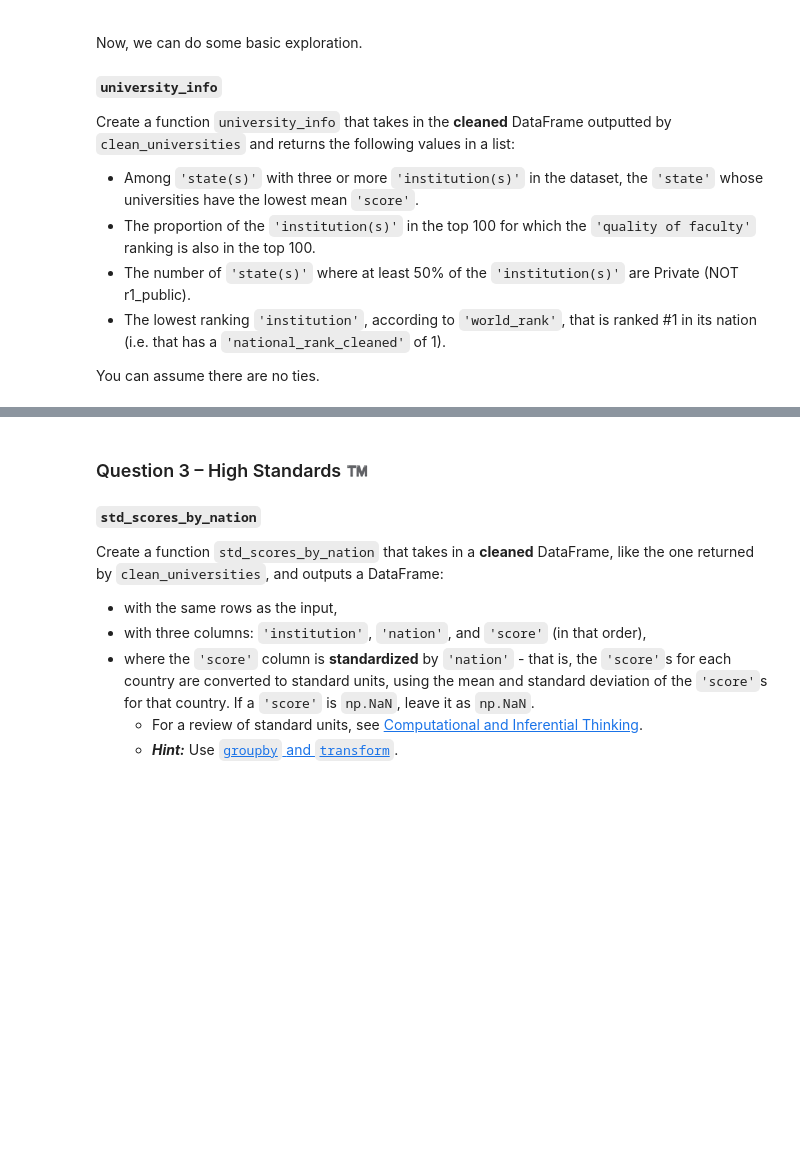
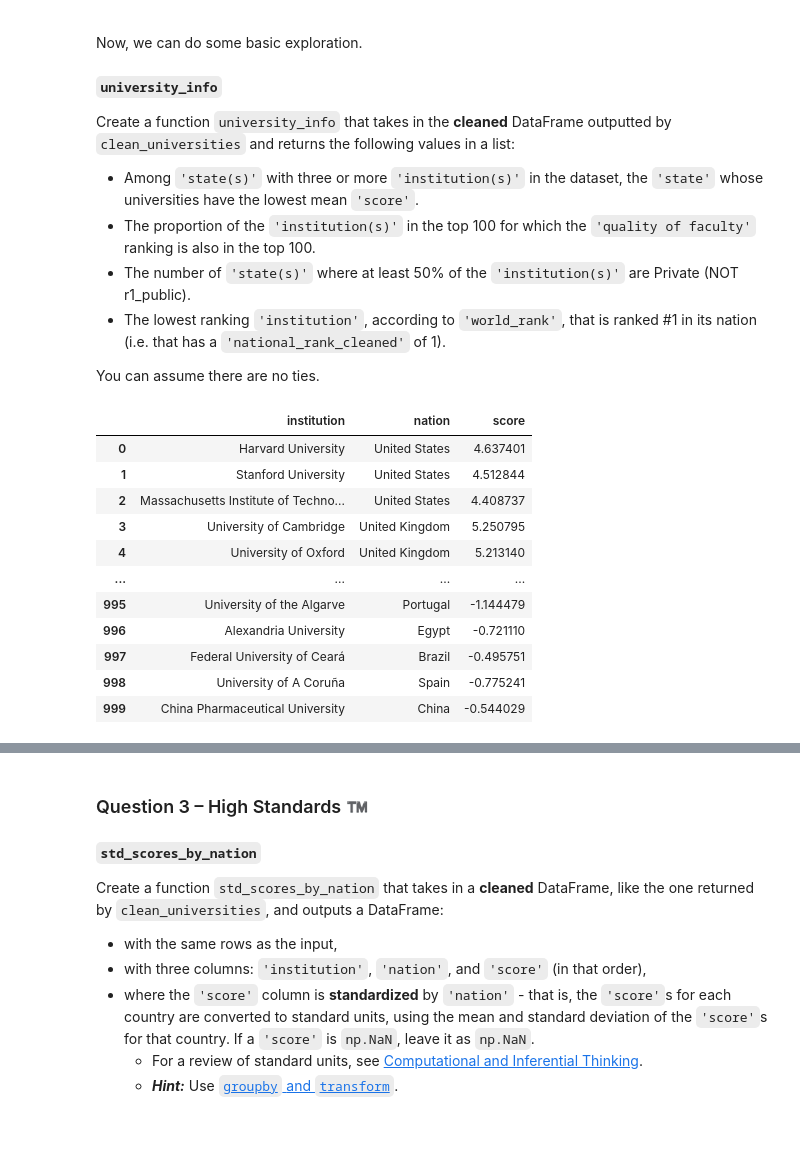
Before and after one commit to zaki1503/dsc80-2022-fa, a Jupyter notebook: labs/03-hyp-dataframes/assignment/lab.ipynb, the cells around one changed output, grey strips where cells are left out. Saved outputs shown, nothing was run; the diff lists cells and outputs as text; code cells hidden in the pictures; blank space fills up the shorter version.

```diff
--- a/labs/03-hyp-dataframes/assignment/lab.ipynb
+++ b/labs/03-hyp-dataframes/assignment/lab.ipynb
@@ -174,3 +178,92 @@ Create a function `university_info` that takes in the **cleaned** DataFrame outp
 * The lowest ranking `'institution'`, according to `'world_rank'`, that is ranked #1 in its nation (i.e. that has a `'national_rank_cleaned'` of 1).
 
 You can assume there are no ties.
+# %%
+fp = os.path.join('data', 'universities_unified.csv')
+df = pd.read_csv(fp)
+
+datatypedict = {
+    'broad_impact': np.int64,
+    'national_rank_cleaned': np.int64
+                }
+
+dfc = df
+dfc['institution'] = dfc['institution'].replace(r'\n',', ', regex=True)
+dfc['institution'] = dfc['institution'].replace(r'\r,',',', regex=True)
+dfc['national_rank_cleaned'] = dfc['national_rank'].apply(lambda x: x.split(', ')[1])
+
+dfc['nation'] = dfc['national_rank'].apply(lambda x: x.split(', ')[0])
+
+dfc= dfc.replace('Czechia', 'Czech Republic')
+dfc= dfc.replace('USA', 'United States')
+dfc= dfc.replace('UK', 'United Kingdom')
+dfc = dfc.astype(datatypedict)
+
+def r_1_pub(row):
+    if pd.isnull(row['control']) \
+        or pd.isnull(row['city']) \
+        or pd.isnull(row['state']):
+        return False
+    elif row['control'] == 'Public':
+        return True
+    else:
+        return False
+
+#df['national_rank'].apply(lambda x: x.split(', ')[0]).value_counts()[2:]
+
+dfc['is_r1_public'] = dfc.apply(r_1_pub, axis=1)
+dfc = dfc.drop(columns=['national_rank'])
+
+
+boolstates = pd.Series(dfc[pd.notnull(dfc['state'])].groupby('state')\
+                        .count()['institution'] >= 3)
+statelist = boolstates[boolstates== True].index
+
+L = dfc[dfc['state'].isin(statelist.to_list())].\
+        groupby('state').mean()['score'].idxmin()
+
+propfac = dfc[(dfc['world_rank'] <= 100) &
+            (dfc['quality_of_faculty'] <= 100)].shape[0]/100
+
+L2 = dfc[dfc['national_rank_cleaned'] == 1].\
+        set_index('institution')['world_rank'].idxmax()
+
+dfc[pd.notnull(dfc['state'])].groupby(['state', 'control']).count()['institution'].reset_index()
+
+dfc2 = dfc[pd.notnull(dfc['state'])]
+ser = dfc2['control'].apply(lambda x: 0 if x == 'Public' else 1)
+dfc2 = dfc2.assign(control= ser)
+
+priv50plus = pd.Series(dfc2.groupby('state').mean()['control'] >= 0.5)
+privstatenum = priv50plus[priv50plus].size
+
+[L, propfac, privstatenum,L2]
+
+dfc3 = dfc[['institution', 'nation', 'score']]
+
+natsdevs = dfc3.groupby('nation').std(ddof=0)
+natmeans = dfc3.groupby('nation').mean()
+
+def standardize_score(row):
+    nation = row['nation']
+    score = row['score']
+    std = natsdevs.loc[nation]
+    mean = natmeans.loc[nation]
+    out = (score-mean)/std
+    return out
+copy = dfc3.copy()
+dfc3 =dfc3.assign(score = copy.apply(standardize_score, axis=1))
+dfc3
+# %% [output]
+|  | institution | nation | score |
+| 0 | Harvard University | United States | 4.637401 |
+| 1 | Stanford University | United States | 4.512844 |
+| 2 | Massachusetts Institute of Techno... | United States | 4.408737 |
+| 3 | University of Cambridge | United Kingdom | 5.250795 |
+| 4 | University of Oxford | United Kingdom | 5.213140 |
+| ... | ... | ... | ... |
+| 995 | University of the Algarve | Portugal | -1.144479 |
+| 996 | Alexandria University | Egypt | -0.721110 |
+| 997 | Federal University of Ceará | Brazil | -0.495751 |
+| 998 | University of A Coruña | Spain | -0.775241 |
+| 999 | China Pharmaceutical University | China | -0.544029 |
```
Also changed, not shown: parts of 11 cells of this notebook, 4 other files.
